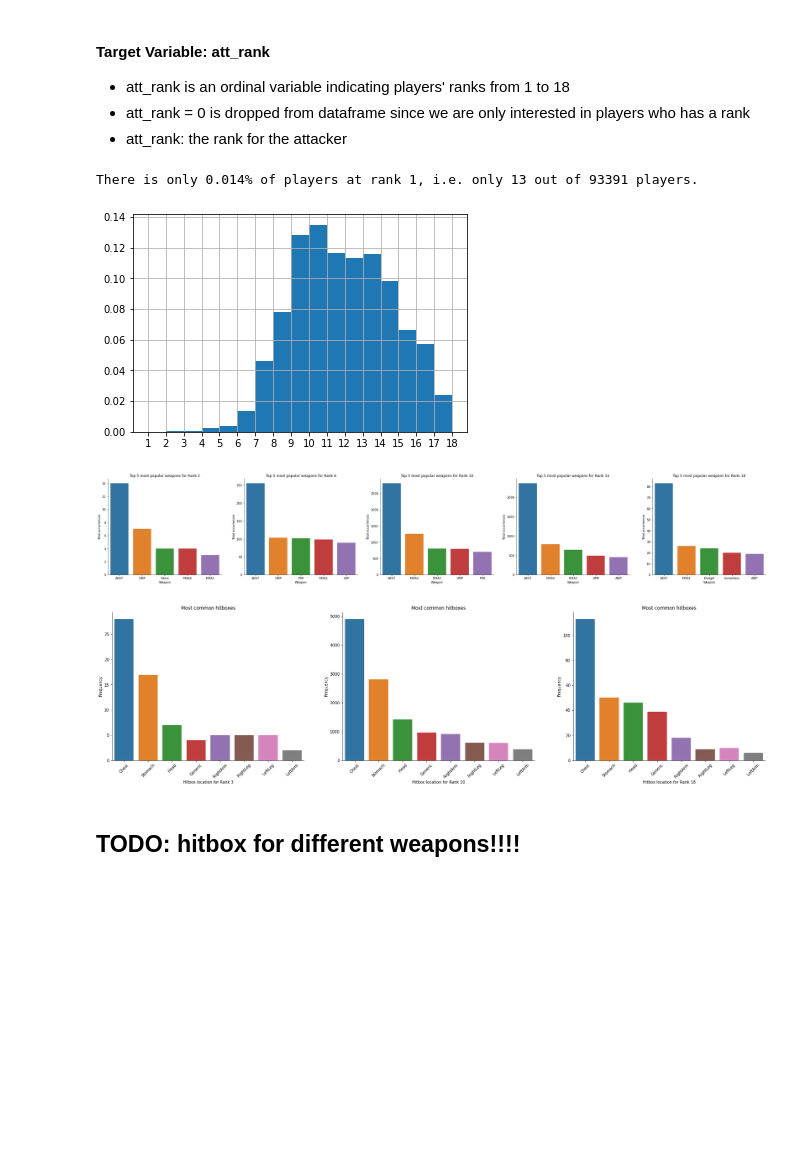
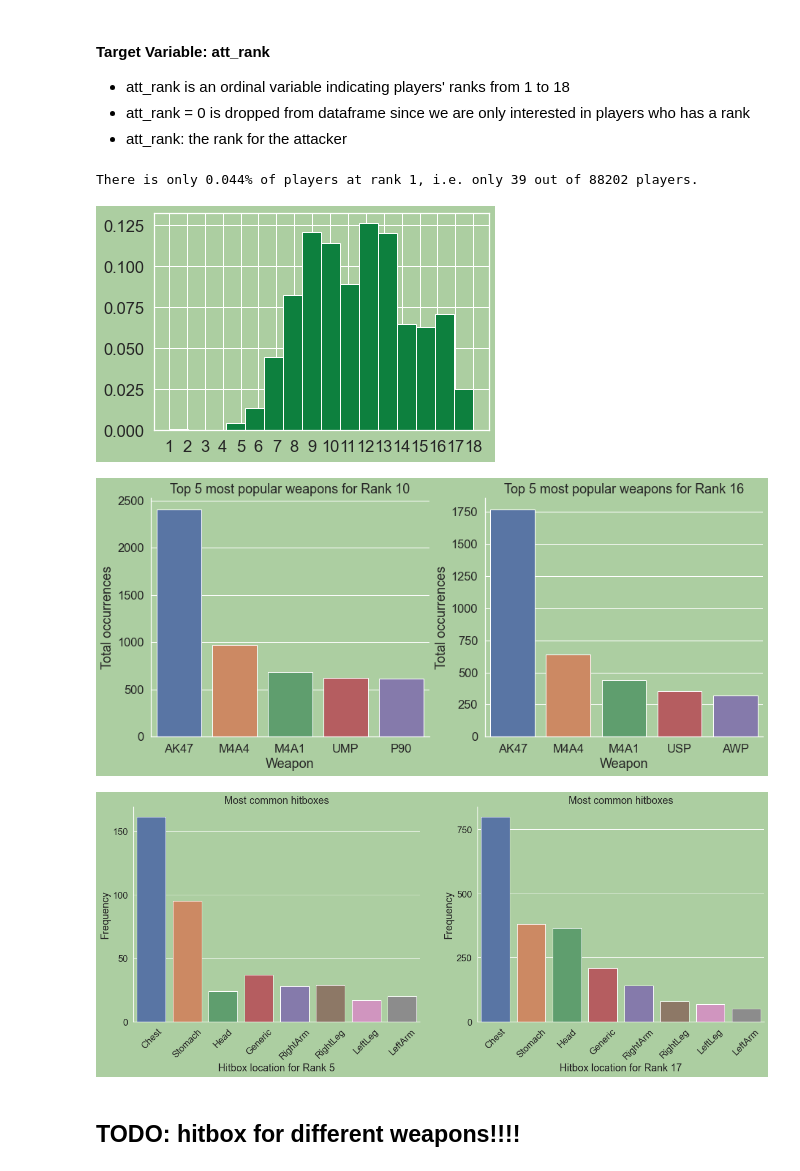
Before and after one commit to Haibo3939/DATA1030-Project, a Jupyter notebook: src/EDA.ipynb, the cells around one changed output. Cells and saved outputs as stored; diff of their text form; code cells hidden in the pictures; blank space fills up the shorter version.

```diff
--- a/src/EDA.ipynb
+++ b/src/EDA.ipynb
@@ -10,8 +15,9 @@ from sklearn.model_selection import GroupKFold
 pd.options.display.max_columns = 999
 random_state = 39
 # %%
-df = pd.read_csv('../../CSGO/mm_master_demos.csv')
-df = df.sample(frac=0.1, random_state=random_state)
+n = 90000
+df = pd.read_csv('../../CSGO/mm_master_demos.csv')[:n]
+# df = df.sample(frac=0.1, random_state=random_state)
 df = df.drop(['Unnamed: 0', 'file'], axis=1).reset_index(drop=True)
 ## rank = 0 means the player does not play competitive games
 df = df[df['att_rank'] != 0]
@@ -44,43 +59,56 @@ True
 # distribution
 # it is difficult to get very good, yet it's also very hard to stay very bad
 target = 'att_rank'
-df[target].hist(bins=df[target].nunique()-1, density=True)
+df[target].hist(bins=df[target].nunique()-1, density=True, color='#0d803e')
 plt.xticks(range(1, 19))
 rank_1_n = np.sum(df[target] == 1)
 rank_1_percent = np.round(np.mean(df[target] == 1) * 100, 3)
+sns.set(rc={'axes.facecolor':'#accea1', 'figure.facecolor':'#accea1'}, font_scale=1.5)
+sns.set_color_codes(palette='muted')
+
+
 print('There is only {}% of players at rank 1, i.e. only {} out of {} players.'.format(rank_1_percent, rank_1_n, df.shape[0]))
 # %% [output]
-There is only 0.014% of players at rank 1, i.e. only 13 out of 93391 players.
+There is only 0.044% of players at rank 1, i.e. only 39 out of 88202 players.
-[figure, old version]
+[figure, new version]
 # %%
-wp_ranks = [2, 6, 10, 14, 18]
+wp_ranks = [10, 16]
 n_top_wp = 5
-fig, ax = plt.subplots(1, len(wp_ranks), figsize=(40, 6))
+fig, ax = plt.subplots(1, len(wp_ranks), figsize=(15, 6))
 for i in range(len(wp_ranks)):
     top_5_weaps = df[df['att_rank'] == wp_ranks[i]]['wp'].value_counts().head(n_top_wp)
 
     sns.barplot(ax=ax[i], x=top_5_weaps.index, y=top_5_weaps.values)
     ax[i].set_xlabel('Weapon')
     ax[i].set_ylabel('Total occurrences')
     ax[i].set_title('Top {} most popular weapons for Rank {}'.format(n_top_wp, wp_ranks[i]))
 
 
 sns.despine()
 # %% [output]
-[figure, old version]
+[figure, new version]
 # %%
-hit_box_ranks = [3, 10, 18]
-fig, ax = plt.subplots(1, len(hit_box_ranks), figsize=(30, 7))
+hit_box_ranks = [5, 17]
+fig, ax = plt.subplots(1, len(hit_box_ranks), figsize=(20, 7))
+
+# sns.set(font_scale=10)
+
+
 for i in range(len(hit_box_ranks)):
 
     g = sns.countplot(df[df['att_rank'] == hit_box_ranks[i]]['hitbox'], ax=ax[i], order=df['hitbox'].value_counts().index)
+    # g = sns.histplot(df[df['att_rank'] == hit_box_ranks[i]]['hitbox'], ax=ax[i], stat='density')
+
     g.set_xticklabels(g.get_xticklabels(), rotation=45)
     ax[i].set_xlabel('Hitbox location for Rank {}'.format(hit_box_ranks[i]))
     ax[i].set_ylabel('Frequency')
     ax[i].set_title('Most common hitboxes')
-sns.despine();
+sns.despine()
+
+sns.set(rc={'axes.facecolor':'#accea1', 'figure.facecolor':'#accea1'}, font_scale=4)
+sns.set_color_codes(palette='muted')
 # %% [output]
-[figure, old version]
+[figure, new version]
 # %% [markdown]
 ## TODO: hitbox for different weapons!!!!
 # %%
```
Also changed, not shown: parts of 10 cells of this notebook, 2 other files.
